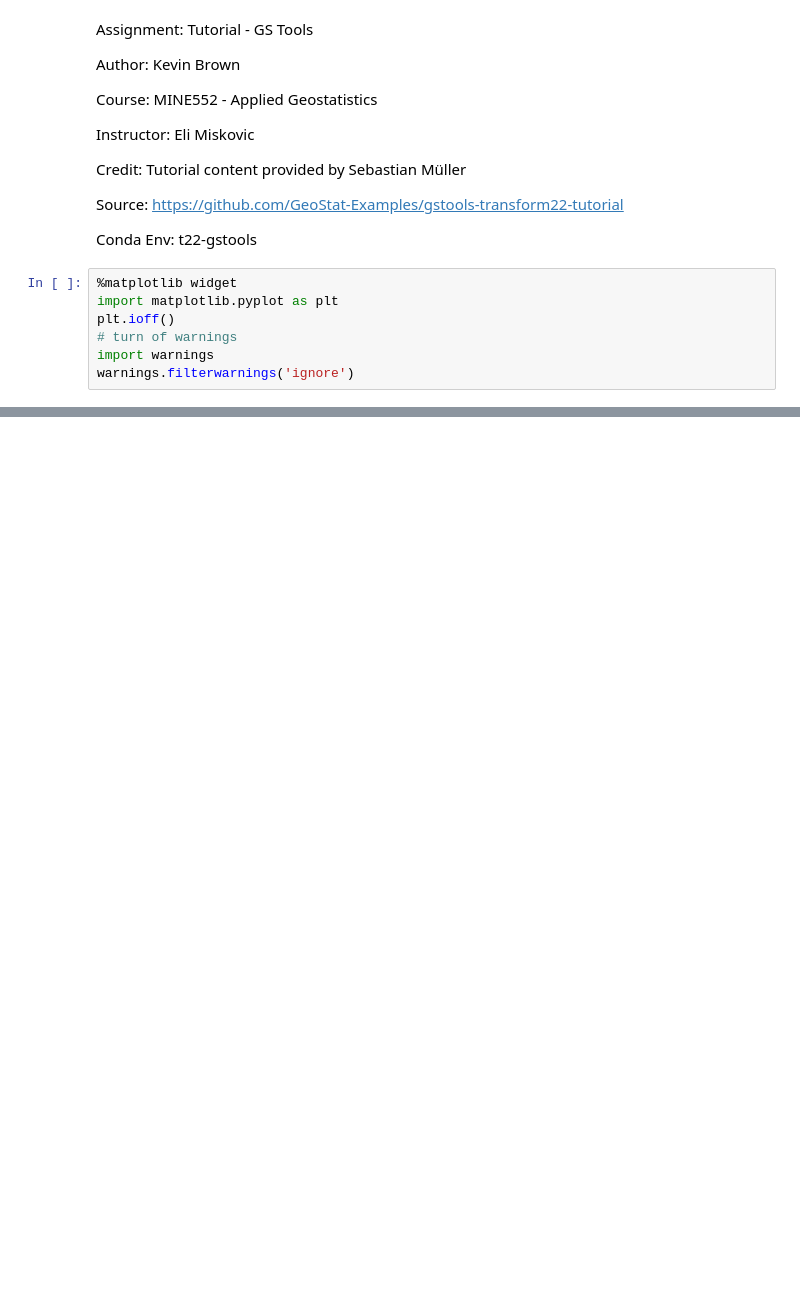
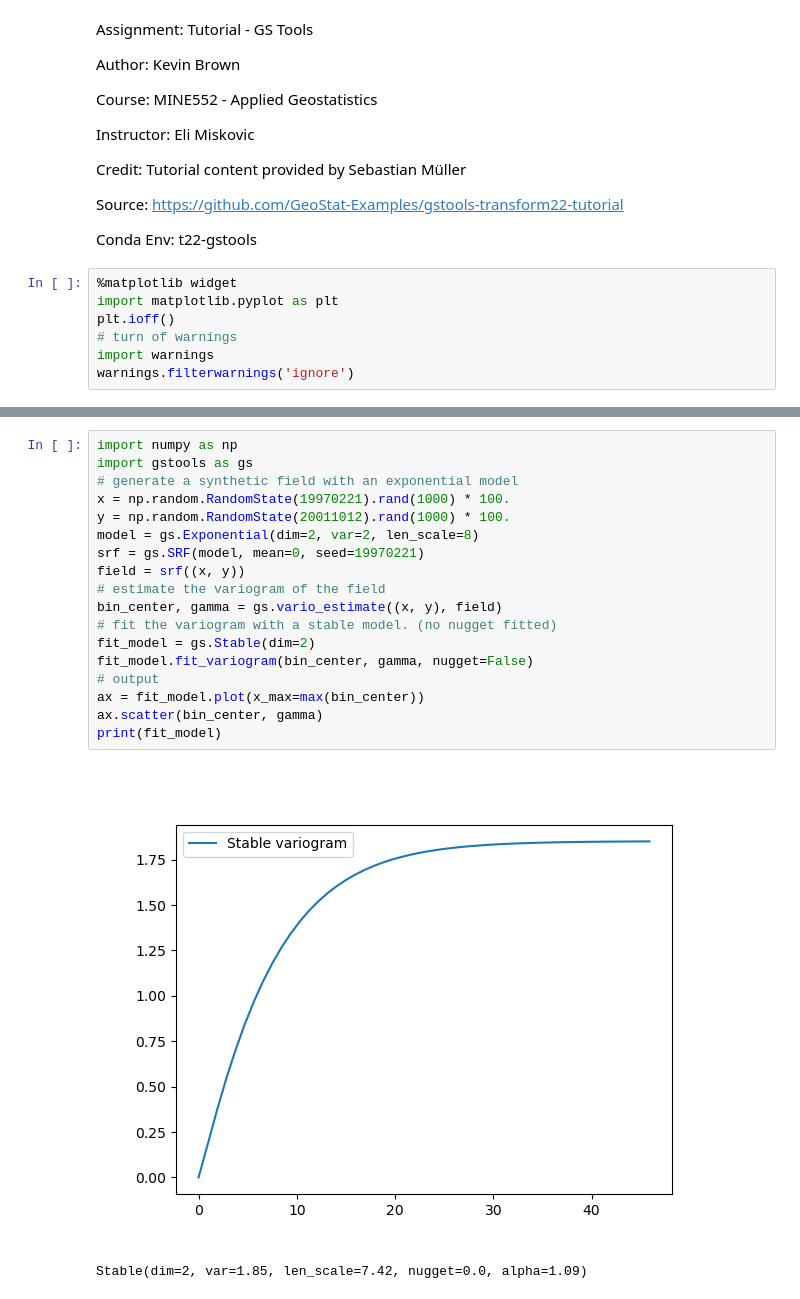
Before and after one commit to kfobrown1/gstools-transform22-tutorial, a Jupyter notebook: 00_intro.ipynb, the cells around one changed output, grey strips where cells are left out. Saved outputs shown, nothing was run; the diff lists cells and outputs as text; blank space fills up the shorter version.

```diff
--- a/00_intro.ipynb
+++ b/00_intro.ipynb
@@ -32,0 +54,21 @@ srf.plot()
+# %%
+import numpy as np
+import gstools as gs
+# generate a synthetic field with an exponential model
+x = np.random.RandomState(19970221).rand(1000) * 100.
+y = np.random.RandomState(20011012).rand(1000) * 100.
+model = gs.Exponential(dim=2, var=2, len_scale=8)
+srf = gs.SRF(model, mean=0, seed=19970221)
+field = srf((x, y))
+# estimate the variogram of the field
+bin_center, gamma = gs.vario_estimate((x, y), field)
+# fit the variogram with a stable model. (no nugget fitted)
+fit_model = gs.Stable(dim=2)
+fit_model.fit_variogram(bin_center, gamma, nugget=False)
+# output
+ax = fit_model.plot(x_max=max(bin_center))
+ax.scatter(bin_center, gamma)
+print(fit_model)
+# %% [output]
+[figure, added]
+Stable(dim=2, var=1.85, len_scale=7.42, nugget=0.0, alpha=1.09)
```
Also changed, not shown: parts of 3 cells of this notebook, 10 other files.
